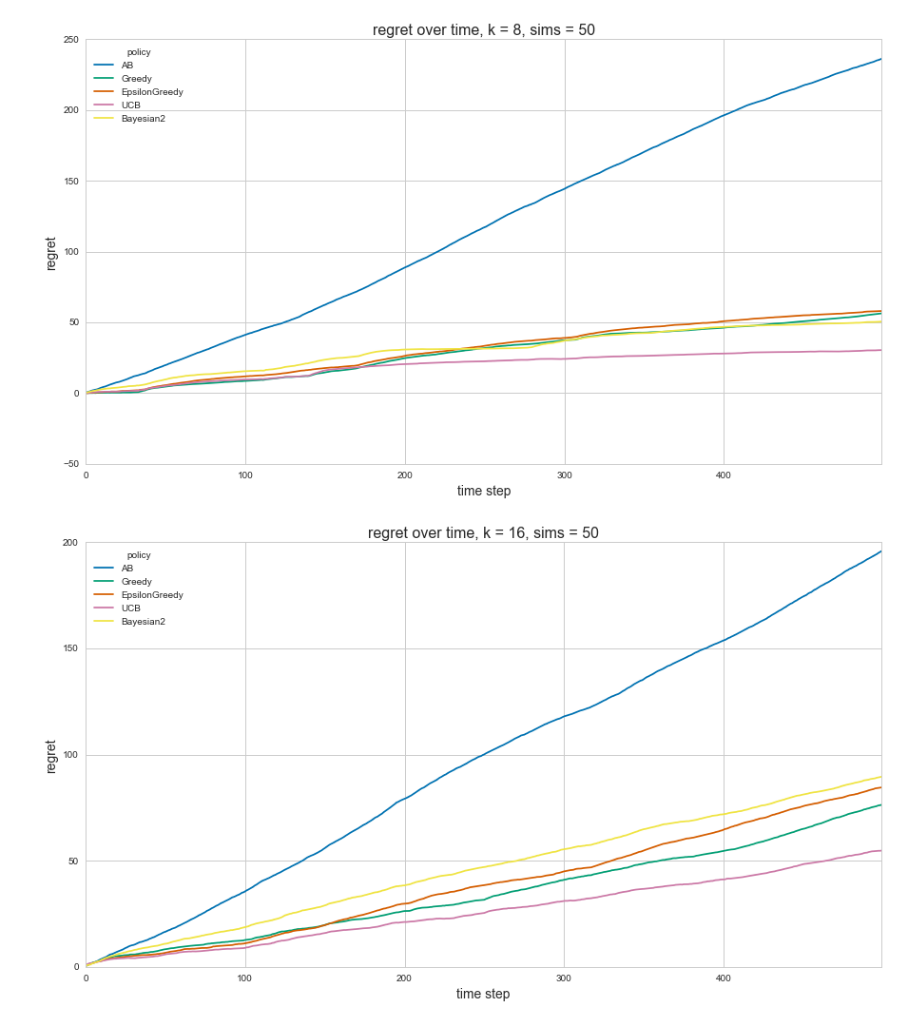
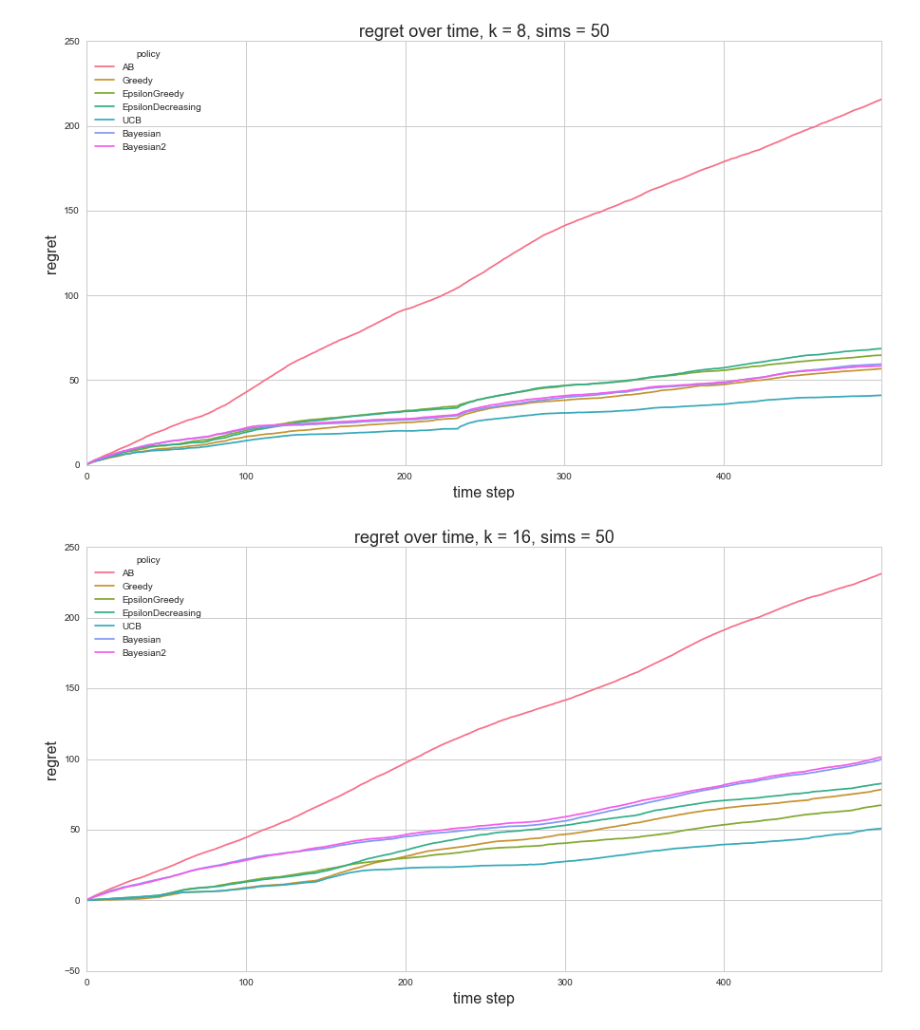
Before and after one commit to DistrictDataLabs/content-optimization, a Jupyter notebook: bandits_restless_volatile.ipynb, the cells around one changed output. Drawn from its saved outputs; the diff is of its cells as text; code cells hidden in the pictures.

```diff
--- a/bandits_restless_volatile.ipynb
+++ b/bandits_restless_volatile.ipynb
@@ -125,24 +128,17 @@ def test_volatile(k = 2, T = 10,
     for t in range(T):
         if t > 0:
             new_arms = [i for i in active[t] if i not in active[t-1]]
-            #if len(new_arms) > 0:
-                #print('new_arms',new_arms)
             for arm_id in sorted(new_arms):
-                #print('adding', arm_id)
                 bandit.add_arm(arm_id)
-        #print('arms', bandit.arms.keys())
         arm = bandit.choose_arm()
-        #print(t)
-        #print(bandit.arms.keys())
-        #print([data[i][t] for i in active[t]])
         best = max([data[i][t] for i in active[t]])
         reward = 0.0
         if data[arm][t] > np.random.random():
             reward = 1.0
         rewards[t] = reward
-        #regret[t] = (t+1)*best - rewards.sum() # cumulative regret
+        current_regret = (best - rewards[t]) # instentaneous regret
         if t > 0:
-            regret[t] = regret[t-1] + (best - rewards[t]) # instentaneous regret
+            regret[t] = regret[t-1] + current_regret
         else:
             regret[t] = best - rewards[t]
         bandit.update(arm, reward)
@@ -184,11 +180,13 @@ def plot_arm_data_plus_actual(expected_values, variances, data, active,
             ys = np.array(ys)
             ax.fill_between(xs, means+ys, means-ys, color=color, alpha=0.1, linewidth=1)
     #ax.legend(loc='best')
+    #fig.savefig('plots/nonvolatile_restless_demo_var_'+fig_title.lower()+'.png')
+    fig.savefig('plots/volatile_restless_demo_var_'+fig_title.lower()+'.png')
 
 def demo_bandits():
-    k, T = 2, 2000
-    #actual, news = gen_volatile_static_data(k, T, 0.005)
-    data, active = gen_volatile_restless_static_data(k, T, 0.005, 0.01, 0.9)
+    k, T = 2, 1000
+    #data, active = gen_volatile_restless_static_data(k, T, 0.005, 0.01, 0.9) # volatile
+    data, active = gen_volatile_restless_static_data(k, T, 0, delta=0.025, epsilon=0.75) #non-volatile
     #data, active = gen_volatile_restless_beta_data(k,T,0.005,1,5)
     bandits = [
         AB(k),
@@ -223,7 +221,8 @@ def do_sims(bandits, n_sims=10, k=3, T=100, data_gen=gen_volatile_restless_stati
             params=None):
     #if data_gen == gen_static_beta:
     #    a, b = params['a'], params['b']
-    data, active = gen_volatile_restless_static_data(k, T, 0.01, 0.01, 0.9)
+    data, active = gen_volatile_restless_static_data(k, T, 0.01, 0.01, 0.9) # volatile
+    #data, active = gen_volatile_restless_static_data(k, T, 0.0, 0.01, 0.9) # non-volatile
     ts = pd.Series(range(T))
     df_final = None
     for sim in range(n_sims):
@@ -240,19 +239,21 @@ def do_sims(bandits, n_sims=10, k=3, T=100, data_gen=gen_volatile_restless_stati
                 df_final = df
             else:
                 df_final = pd.concat([df_final, df], ignore_index=True)
-    fig, ax = plt.subplots(figsize=(15,8), dpi=200)
+    fig, ax = plt.subplots(figsize=(15,8), dpi=100)
     ax.set_title('regret over time, k = '+str(k)+', sims = '+str(n_sims),
-                 fontsize=16)
+                 fontsize=18)
     sb.set_palette('colorblind')
     sb.set_style("whitegrid")
     sb.tsplot(df_final, time='time', unit='sim', value='regret',
               condition='policy',
               ci=1, ax=ax)
-    ax.set_xlabel('time step', fontsize=14)
-    ax.set_ylabel('regret', fontsize=14)
+    ax.set_xlabel('time step', fontsize=16)
+    ax.set_ylabel('regret', fontsize=16)
+    #fig.savefig('plots/regret_nonvolatile_restless_'+str(k)+'_'+str(T)+'.png',dpi=100)
+    fig.savefig('plots/regret_volatile_restless_'+str(k)+'_'+str(T)+'.png',dpi=100)
 
 bandits = [AB, Greedy, EpsilonGreedy, EpsilonDecreasing, UCB, Bayesian, Bayesian2]
-bandits = [AB, Greedy, EpsilonGreedy, UCB, Bayesian2]
+#bandits = [AB, Greedy]#, EpsilonGreedy, UCB, Bayesian2]
 params = {'a': 2, 'b': 10}
 for k in [2, 4, 8, 16]:
     #do_sims(bandits, n_sims=10, k=k, T=100, data_gen=gen_static_uniform)
@@ -263,2 +264,2 @@ for k in [2, 4, 8, 16]:
-[figure, old version]
+[figure, new version]
-[figure, old version]
+[figure, new version]
```
Also changed, not shown: parts of 3 cells of this notebook, 3 other files.
